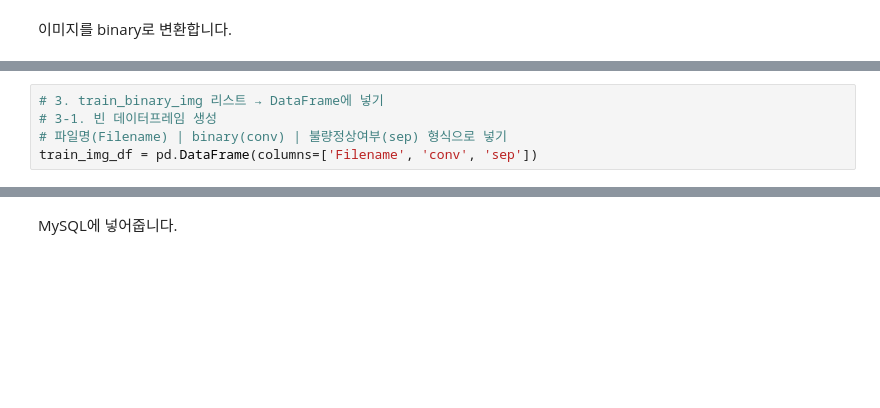
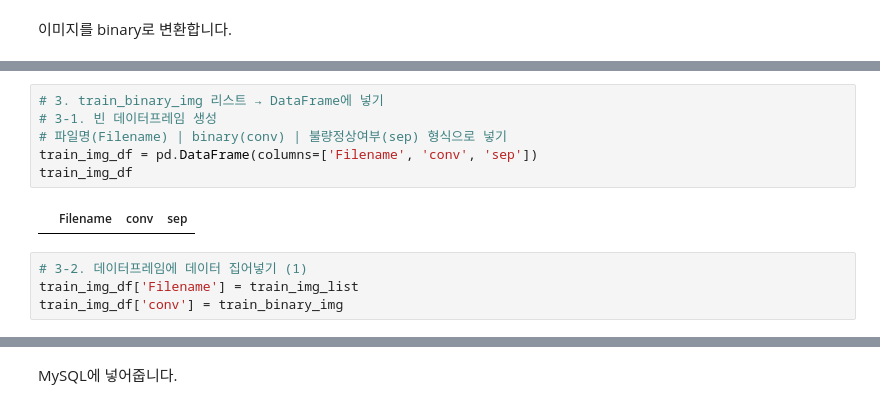
Before and after one commit to och5351/Bigdata_busan, a Jupyter notebook: hng/IMG_input.ipynb, the cells around one changed output, grey strips where cells are left out. Drawn from its saved outputs; the diff is of its cells as text; blank space fills up the shorter version.

```diff
--- a/hng/IMG_input.ipynb
+++ b/hng/IMG_input.ipynb
@@ -65,5 +143,12 @@ test_binary_img
 # %%
 # 3. train_binary_img 리스트 → DataFrame에 넣기
 # 3-1. 빈 데이터프레임 생성
 # 파일명(Filename) | binary(conv) | 불량정상여부(sep) 형식으로 넣기
 train_img_df = pd.DataFrame(columns=['Filename', 'conv', 'sep'])
+train_img_df
+# %% [output]
+|  | Filename | conv | sep |
+# %%
+# 3-2. 데이터프레임에 데이터 집어넣기 (1)
+train_img_df['Filename'] = train_img_list
+train_img_df['conv'] = train_binary_img
```
Also changed, not shown: parts of 12 cells of this notebook.
